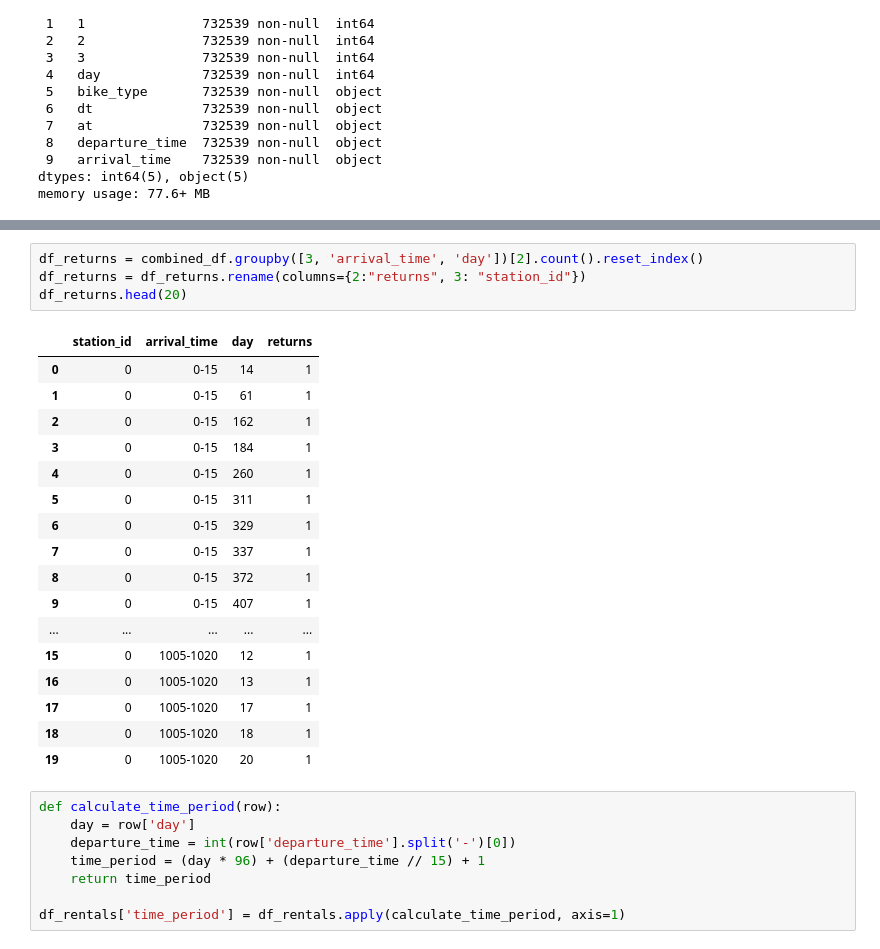
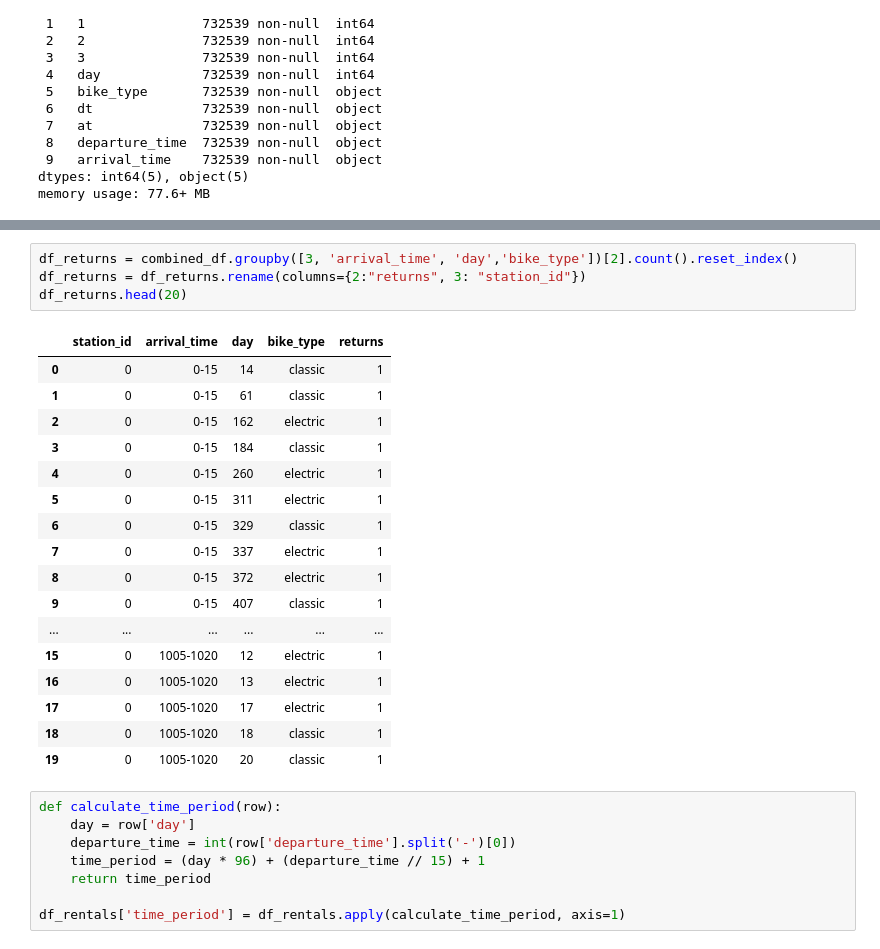
Before and after one commit to clyman23/urban-opt-final, a Jupyter notebook: input_data_bikes_urban_opt.ipynb, the cells around one changed output, grey strips where cells are left out. Cells and saved outputs as stored; diff of their text form.

```diff
--- a/input_data_bikes_urban_opt.ipynb
+++ b/input_data_bikes_urban_opt.ipynb
@@ -300,25 +300,25 @@ df_rentals.head(20)
 # %%
-df_returns = combined_df.groupby([3, 'arrival_time', 'day'])[2].count().reset_index()
+df_returns = combined_df.groupby([3, 'arrival_time', 'day','bike_type'])[2].count().reset_index()
 df_returns = df_returns.rename(columns={2:"returns", 3: "station_id"})
 df_returns.head(20)
 # %% [output]
-|  | station_id | arrival_time | day | returns |
-| 0 | 0 | 0-15 | 14 | 1 |
-| 1 | 0 | 0-15 | 61 | 1 |
-| 2 | 0 | 0-15 | 162 | 1 |
-| 3 | 0 | 0-15 | 184 | 1 |
-| 4 | 0 | 0-15 | 260 | 1 |
-| 5 | 0 | 0-15 | 311 | 1 |
-| 6 | 0 | 0-15 | 329 | 1 |
-| 7 | 0 | 0-15 | 337 | 1 |
-| 8 | 0 | 0-15 | 372 | 1 |
-| 9 | 0 | 0-15 | 407 | 1 |
-| ... | ... | ... | ... | ... |
-| 15 | 0 | 1005-1020 | 12 | 1 |
-| 16 | 0 | 1005-1020 | 13 | 1 |
-| 17 | 0 | 1005-1020 | 17 | 1 |
-| 18 | 0 | 1005-1020 | 18 | 1 |
-| 19 | 0 | 1005-1020 | 20 | 1 |
+|  | station_id | arrival_time | day | bike_type | returns |
+| 0 | 0 | 0-15 | 14 | classic | 1 |
+| 1 | 0 | 0-15 | 61 | classic | 1 |
+| 2 | 0 | 0-15 | 162 | electric | 1 |
+| 3 | 0 | 0-15 | 184 | classic | 1 |
+| 4 | 0 | 0-15 | 260 | electric | 1 |
+| 5 | 0 | 0-15 | 311 | electric | 1 |
+| 6 | 0 | 0-15 | 329 | classic | 1 |
+| 7 | 0 | 0-15 | 337 | electric | 1 |
+| 8 | 0 | 0-15 | 372 | electric | 1 |
+| 9 | 0 | 0-15 | 407 | classic | 1 |
+| ... | ... | ... | ... | ... | ... |
+| 15 | 0 | 1005-1020 | 12 | electric | 1 |
+| 16 | 0 | 1005-1020 | 13 | electric | 1 |
+| 17 | 0 | 1005-1020 | 17 | electric | 1 |
+| 18 | 0 | 1005-1020 | 18 | classic | 1 |
+| 19 | 0 | 1005-1020 | 20 | classic | 1 |
 # %%
 def calculate_time_period(row):
     day = row['day']
```
Also changed, not shown: parts of 7 cells of this notebook, 4 other files.
